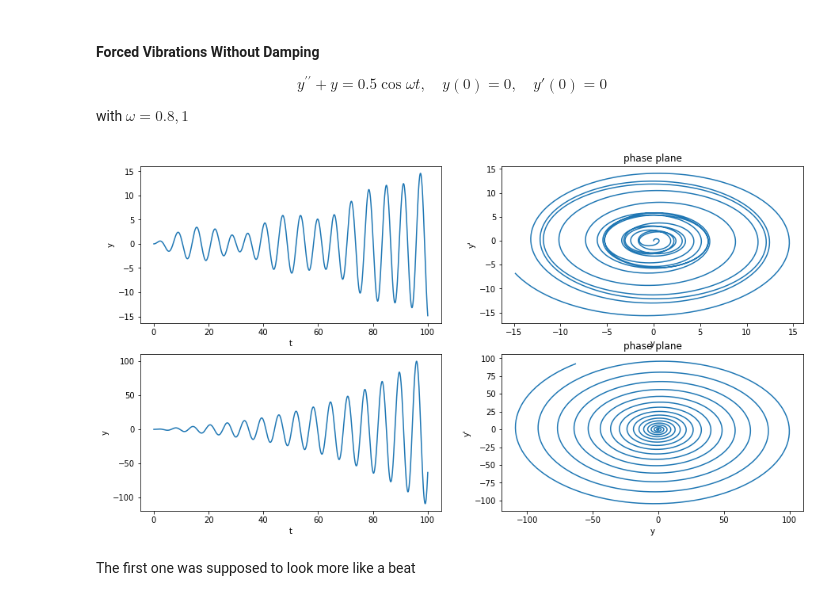
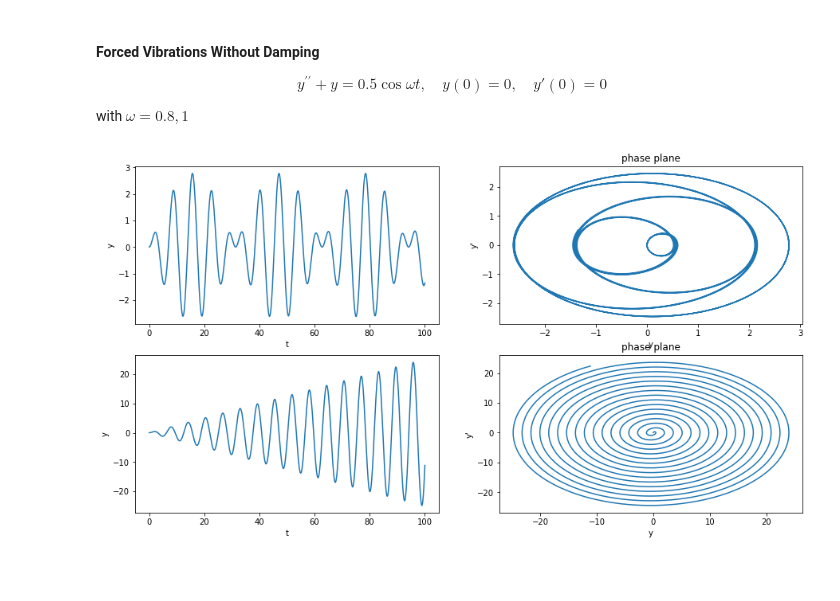
Before and after one commit to moxlos/algorithms, a Jupyter notebook: diff_eqs/gen_linear_sec_ordr_eq.ipynb, the cells around one changed output. Cells and saved outputs as stored; diff of their text form; code cells hidden in the pictures; blank space fills up the shorter version.

```diff
--- a/diff_eqs/gen_linear_sec_ordr_eq.ipynb
+++ b/diff_eqs/gen_linear_sec_ordr_eq.ipynb
@@ -240,40 +241,39 @@ $$
 
 with $\omega = 0.8, 1$
 # %%
+#Try with a different solver!
 y0 = np.array([0,0])
 tmin = 0
 tmax = 100
 eq4 = LinearSecond(lambda t: 0, lambda t: 1, lambda t: 0.5*np.cos(0.8*t))
-eul4 = Integrator(ExplicitEuler(eq4),y0,tmin,tmax,2000)
+eul4 = Integrator(RK2(eq4),y0,tmin,tmax,2000)
 dynamics4 = eul4.integrate()
 
 eq5 = LinearSecond(lambda t: 0, lambda t: 1, lambda t: 0.5*np.cos(t))
-eul5 = Integrator(ExplicitEuler(eq5),y0,tmin,tmax,2000)
+eul5 = Integrator(RK2(eq5),y0,tmin,tmax,2000)
 dynamics5 = eul5.integrate()
 
 
 fig, ((ax1, ax2),(ax3,ax4)) = plt.subplots(2, 2, figsize=(15,8))
 
 ax1.plot(eul4.getIntegrationTime(),
                  dynamics4[:,0])
 ax1.set_ylabel('y')
 ax1.set_xlabel('t')
 ax2.plot(dynamics4[:,0], dynamics4[:,1])
 ax2.set_title("phase plane")
 ax2.set_ylabel("y'")
 ax2.set_xlabel('y')
 
 ax3.plot(eul5.getIntegrationTime(),
                  dynamics5[:,0])
 ax3.set_ylabel('y')
 ax3.set_xlabel('t')
 ax4.plot(dynamics5[:,0], dynamics5[:,1])
 ax4.set_title("phase plane")
 ax4.set_ylabel("y'")
 ax4.set_xlabel('y')
 
 plt.show()
 # %% [output]
-[figure, old version]
+[figure, new version]
-# %% [markdown]
-The first one was supposed to look more like a beat
```
Also changed, not shown: parts of 4 cells of this notebook, 1 other file.
